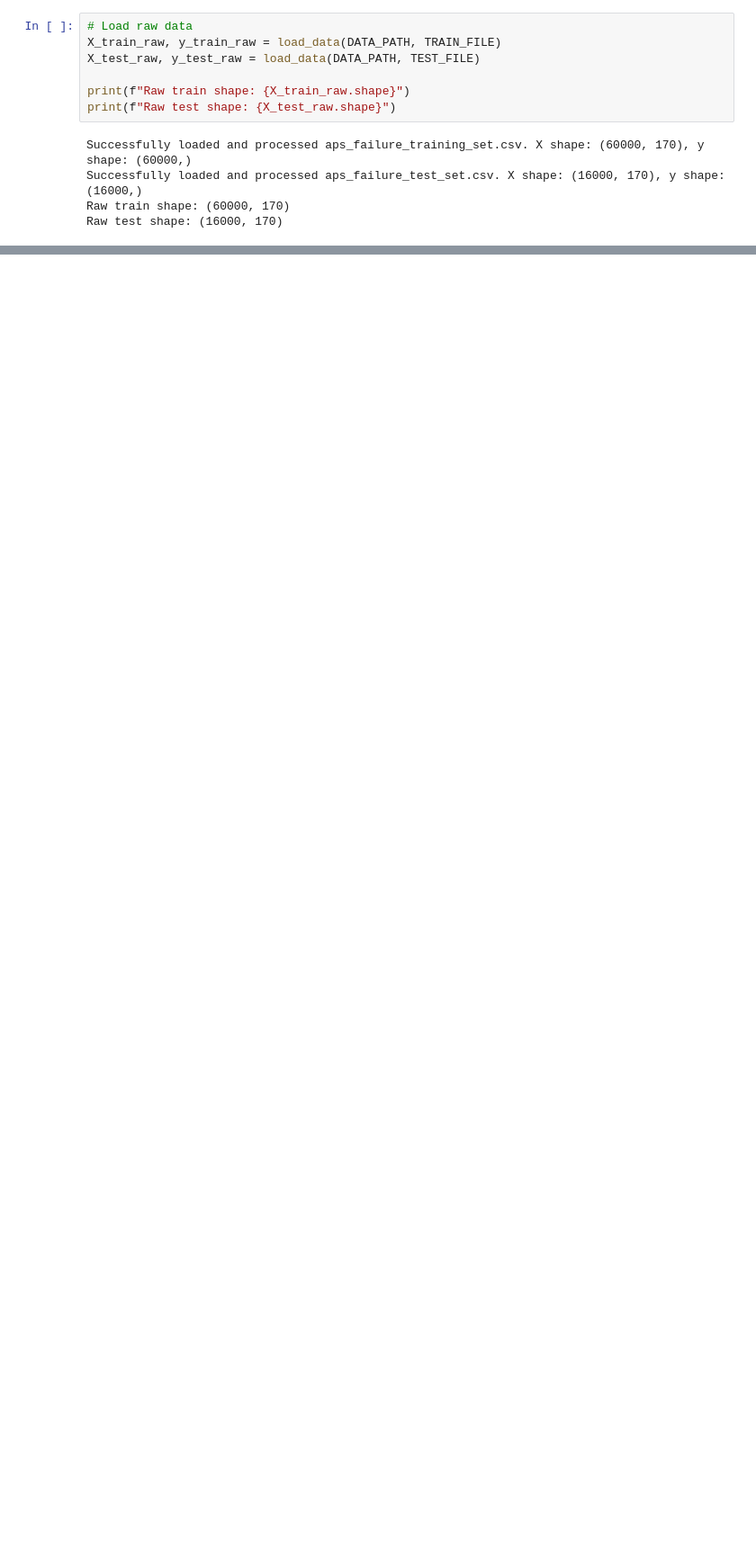
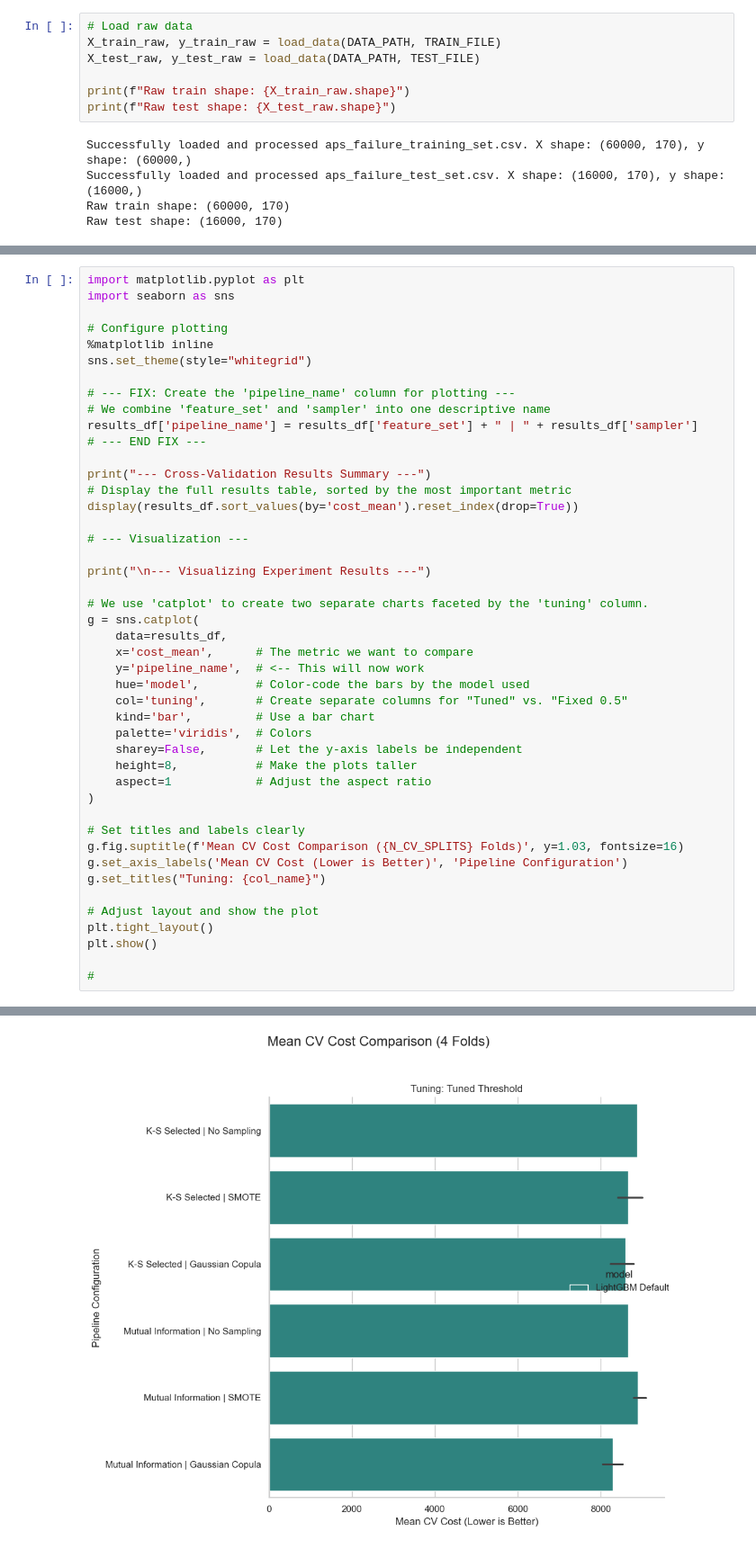
Before and after one commit to AgricolaC/Challenge-Stellantis---CarGuardians, a Jupyter notebook: src/03_main_driver.ipynb, the cells around one changed output, grey strips where cells are left out. Shown: that part at 90% size. Cells and saved outputs as stored; diff of their text form; blank space fills up the shorter version.

```diff
--- a/src/03_main_driver.ipynb
+++ b/src/03_main_driver.ipynb
@@ -302,0 +413,46 @@ plt.show()
+# %%
+import matplotlib.pyplot as plt
+import seaborn as sns
+
+# Configure plotting
+%matplotlib inline
+sns.set_theme(style="whitegrid")
+
+# --- FIX: Create the 'pipeline_name' column for plotting ---
+# We combine 'feature_set' and 'sampler' into one descriptive name
+results_df['pipeline_name'] = results_df['feature_set'] + " | " + results_df['sampler']
+# --- END FIX ---
+
+print("--- Cross-Validation Results Summary ---")
+# Display the full results table, sorted by the most important metric
+display(results_df.sort_values(by='cost_mean').reset_index(drop=True))
+
+# --- Visualization ---
+
+print("\n--- Visualizing Experiment Results ---")
+
+# We use 'catplot' to create two separate charts faceted by the 'tuning' column.
+g = sns.catplot(
+    data=results_df,
+    x='cost_mean',      # The metric we want to compare
+    y='pipeline_name',  # <-- This will now work
+    hue='model',        # Color-code the bars by the model used
+    col='tuning',       # Create separate columns for "Tuned" vs. "Fixed 0.5"
+    kind='bar',         # Use a bar chart
+    palette='viridis',  # Colors
+    sharey=False,       # Let the y-axis labels be independent
+    height=8,           # Make the plots taller
+    aspect=1            # Adjust the aspect ratio
+)
+
+# Set titles and labels clearly
+g.fig.suptitle(f'Mean CV Cost Comparison ({N_CV_SPLITS} Folds)', y=1.03, fontsize=16)
+g.set_axis_labels('Mean CV Cost (Lower is Better)', 'Pipeline Configuration')
+g.set_titles("Tuning: {col_name}")
+
+# Adjust layout and show the plot
+plt.tight_layout()
+plt.show()
+
+#
+# %% [output]
@@ -303,3 +476,4 @@ plt.show()
+[figure, added]
 # %%
 # --- CONFIGURE THE WINNING PIPELINE ---
 # **Manually update these based on your results from Step 4**
```
Also changed, not shown: parts of 13 cells of this notebook, 14 other files.
